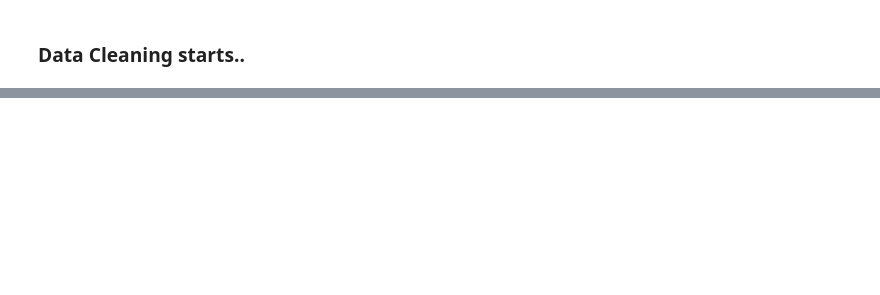
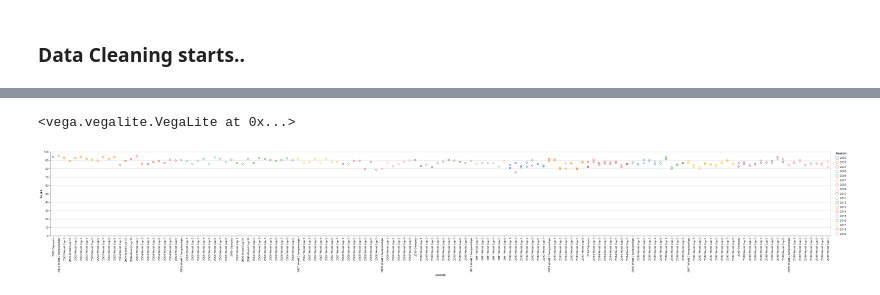
Before and after one commit to saurav193/Athlete_Rating, a Jupyter notebook: notebooks/wrangling.ipynb, the cells around one changed output, grey strips where cells are left out. Saved outputs shown, nothing was run; the diff lists cells and outputs as text; code cells hidden in the pictures; blank space fills up the shorter version.

```diff
--- a/notebooks/wrangling.ipynb
+++ b/notebooks/wrangling.ipynb
@@ -190,0 +218,11 @@ RendererRegistry.enable('notebook')
+# %%
+alt.Chart(tier1_df_M).mark_point().encode(
+    alt.Y('Score_Metric:Q', title = "Score"),
+    alt.X('Season_Comp:N', title = "counts"),
+    alt.Color('Season:N')
+).transform_filter(
+    "(datum.Finish_Rank == 1)"
+)
+# %% [output]
+<vega.vegalite.VegaLite at 0x...>
+[figure, added]
```
Also changed, not shown: parts of 25 cells of this notebook, 14 other files.
